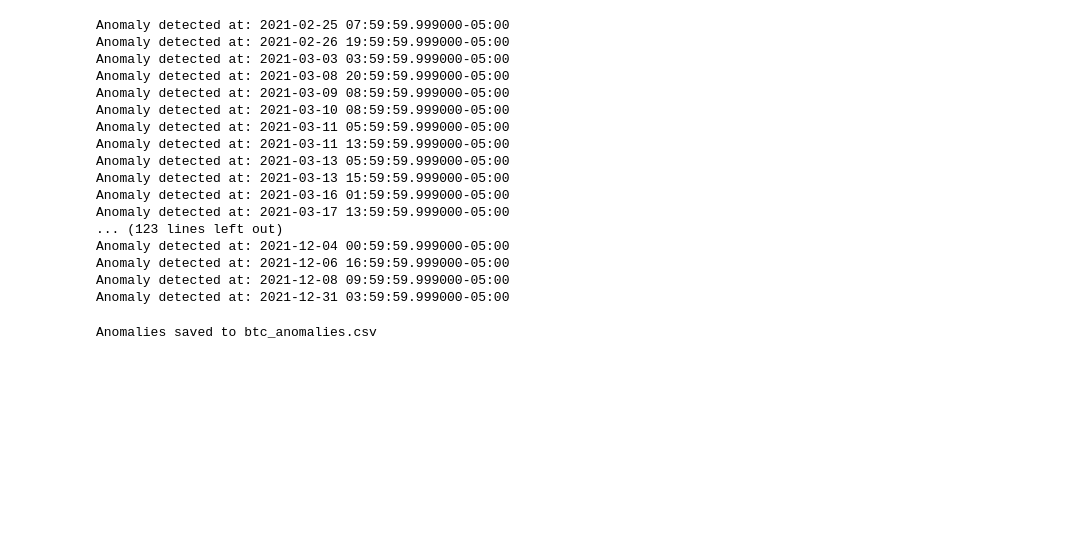
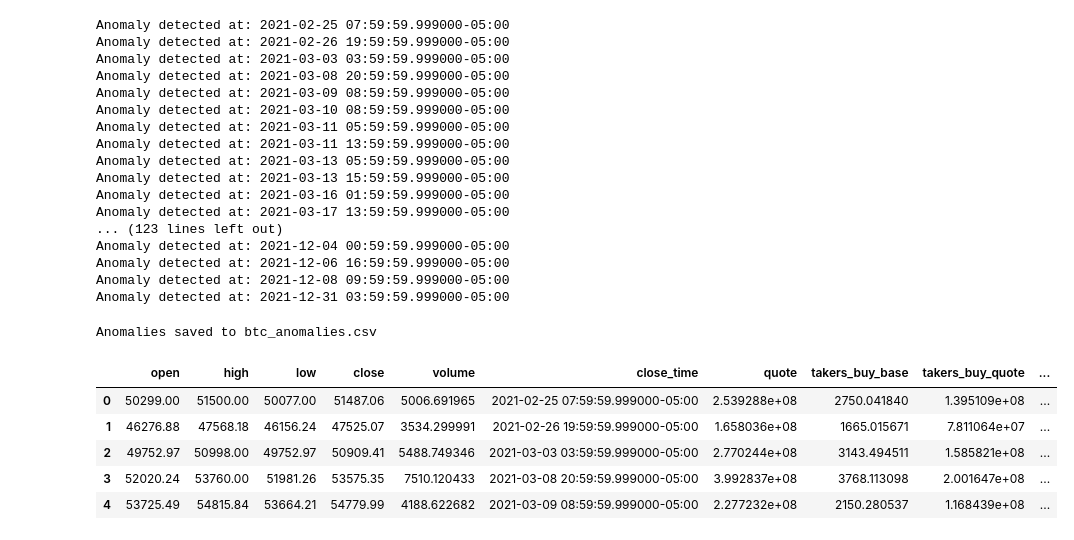
Before and after one commit to josuviteri/anomaly-detection, a Jupyter notebook: lstm.ipynb, the cells around one changed output. Saved outputs shown, nothing was run; the diff lists cells and outputs as text; code cells hidden in the pictures; blank space fills up the shorter version.

```diff
--- a/lstm.ipynb
+++ b/lstm.ipynb
@@ -204,3 +204,14 @@ anomaly_df.to_csv("lstm_anomalies.csv", index=False)
 print("Anomalies saved to btc_anomalies.csv")
 # %% [output]
 Anomalies saved to btc_anomalies.csv
+# %%
+df2 = pd.read_csv("lstm_anomalies.csv")
+# %%
+df2.head()
+# %% [output]
+|  | open | high | low | close | volume | close_time | quote | takers_buy_base | takers_buy_quote | ... |
+| 0 | 50299.00 | 51500.00 | 50077.00 | 51487.06 | 5006.691965 | 2021-02-25 07:59:59.999000-05:00 | 2.539288e+08 | 2750.041840 | 1.395109e+08 | ... |
+| 1 | 46276.88 | 47568.18 | 46156.24 | 47525.07 | 3534.299991 | 2021-02-26 19:59:59.999000-05:00 | 1.658036e+08 | 1665.015671 | 7.811064e+07 | ... |
+| 2 | 49752.97 | 50998.00 | 49752.97 | 50909.41 | 5488.749346 | 2021-03-03 03:59:59.999000-05:00 | 2.770244e+08 | 3143.494511 | 1.585821e+08 | ... |
+| 3 | 52020.24 | 53760.00 | 51981.26 | 53575.35 | 7510.120433 | 2021-03-08 20:59:59.999000-05:00 | 3.992837e+08 | 3768.113098 | 2.001647e+08 | ... |
+| 4 | 53725.49 | 54815.84 | 53664.21 | 54779.99 | 4188.622682 | 2021-03-09 08:59:59.999000-05:00 | 2.277232e+08 | 2150.280537 | 1.168439e+08 | ... |
```
Also changed, not shown: 3 other files.
